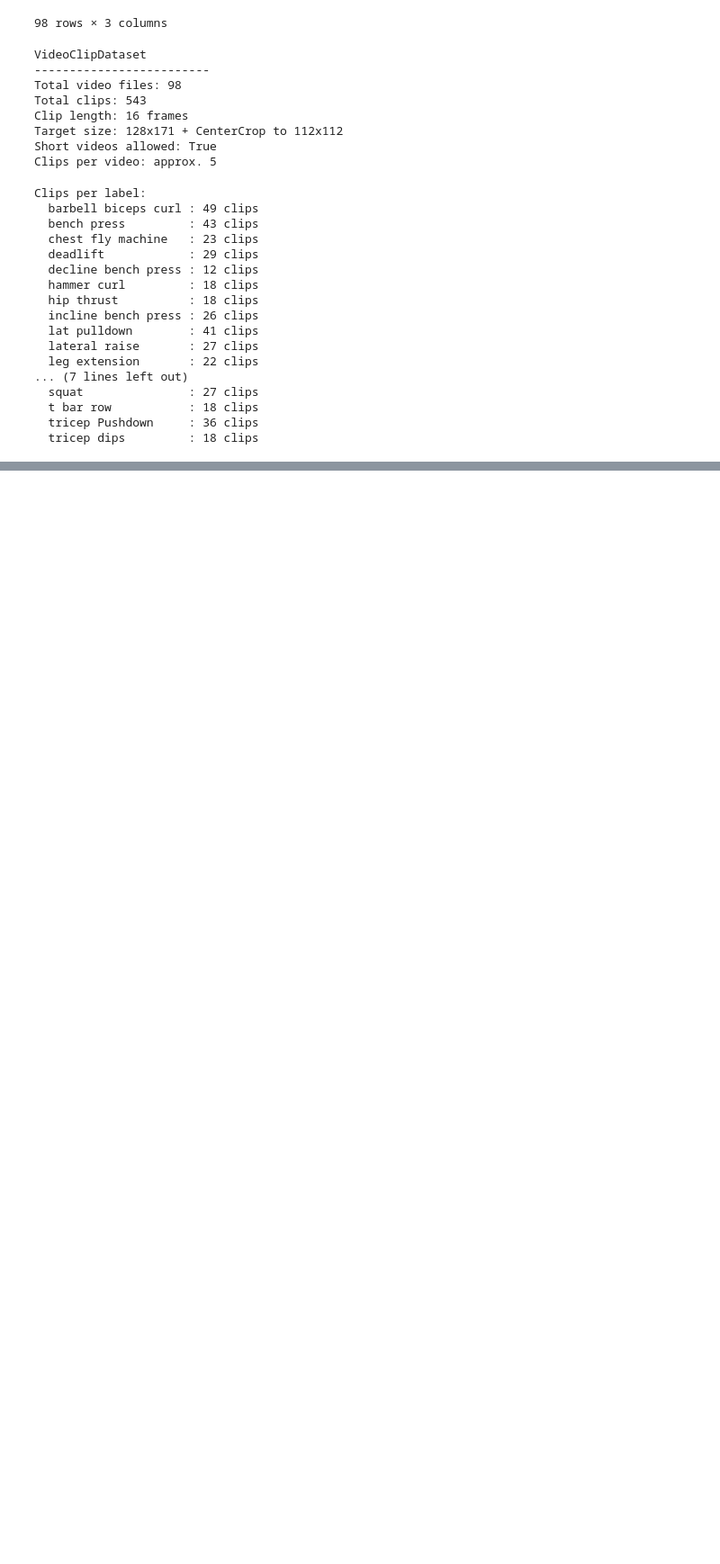
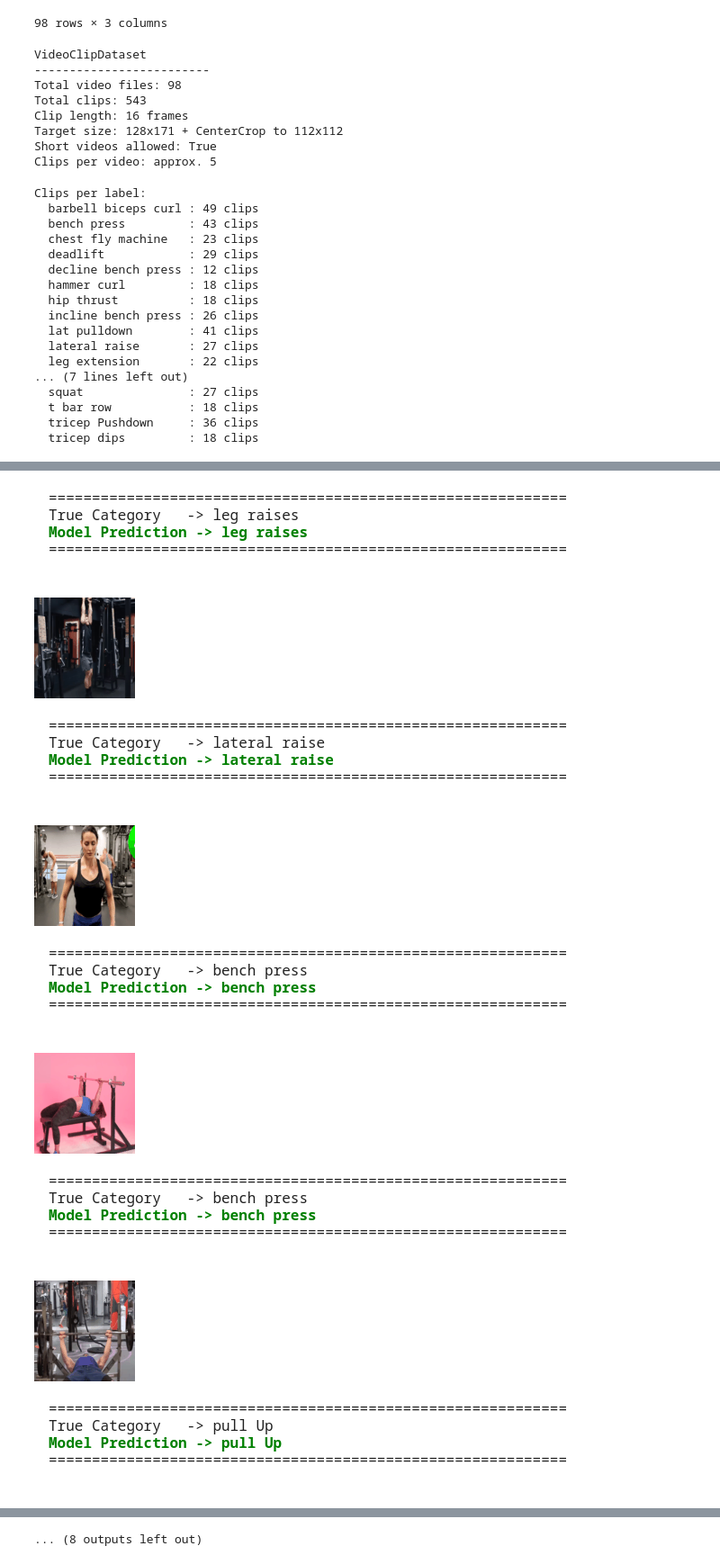
Before and after one commit to ShannieChacham/Workout_Exercises_Video_Classifier, a Jupyter notebook: Copy_of_Shannie_Chacham_0_92.ipynb, the cells around one changed output, grey strips where cells are left out. Shown at 90% size. Drawn from its saved outputs; the diff is of its cells as text; code cells hidden in the pictures; blank space fills up the shorter version.

```diff
--- a/Copy_of_Shannie_Chacham_0_92.ipynb
+++ b/Copy_of_Shannie_Chacham_0_92.ipynb
@@ -1338,0 +1415,33 @@ results_df.to_csv("/content/drive/MyDrive/Beilinson/test_predictions.csv", index
+# %%
+seen_files = set()
+shown = 0
+max_to_show = 10
+
+for i in range(len(test_dataset)):
+    clip, true_label, filepath = test_dataset[i]
+    if filepath in seen_files:
+        continue
+
+    row = results_df[results_df["filepath"] == filepath]
+    if row.empty:
+        continue
+
+    predicted_label = row["predicted_label"].iloc[0]
+
+    show_gif_animation(clip, true_label, predicted_label, label_names=inv_map)
+
+    seen_files.add(filepath)
+    shown += 1
+
+    if shown >= max_to_show:
+        break
+# %% [output]
+============================================================ True Category -> leg raises Model Prediction -> leg raises ============================================================
+[figure, added]
+============================================================ True Category -> lateral raise Model Prediction -> lateral raise ============================================================
+[figure, added]
+============================================================ True Category -> bench press Model Prediction -> bench press ============================================================
+[figure, added]
+============================================================ True Category -> bench press Model Prediction -> bench press ============================================================
+[figure, added]
+============================================================ True Category -> pull Up Model Prediction -> pull Up ============================================================
@@ -1338,0 +1451 @@ results_df.to_csv("/content/drive/MyDrive/Beilinson/test_predictions.csv", index
+... (8 outputs left out)
```
Also changed, not shown: parts of 15 cells of this notebook.
